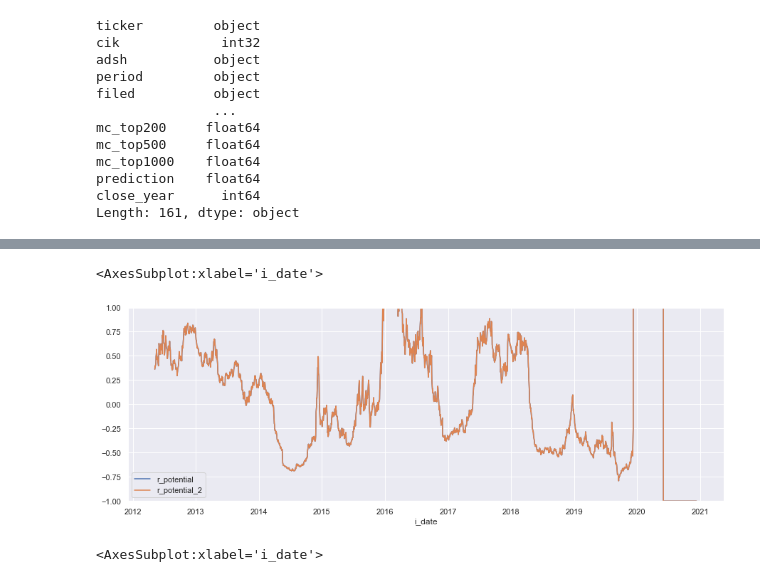
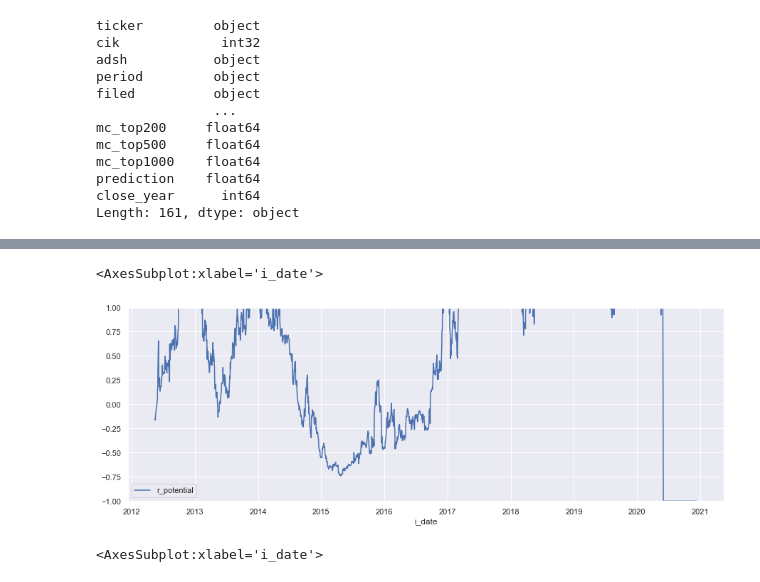
Before and after one commit to HansjoergW/bfh_mt_hs2020_robo_advisor, a Jupyter notebook: 04_train_with_more_companies.ipynb, the cells around one changed output, grey strips where cells are left out. Saved outputs shown, nothing was run; the diff lists cells and outputs as text; code cells hidden in the pictures.

```diff
--- a/04_train_with_more_companies.ipynb
+++ b/04_train_with_more_companies.ipynb
@@ -394,7 +444,7 @@ prediction    float64
 close_year      int64
 Length: 161, dtype: object
 # %%
-df_osa = df_all.where('ticker == "NVAX"').toPandas()
+df_osa = df_all.where('ticker == "ENPH"').toPandas()
 # %%
 df_osa['i_date'] = df_osa.Date
 df_osa.set_index('i_date', inplace = True)
@@ -406,8 +455,8 @@ df_osa.close_norm.plot(figsize=(15,5))
 # %%
-df_osa[['r_potential', 'r_potential_2']].plot(figsize=(15,5),ylim=(-1,1))
+df_osa[['r_potential']].plot(figsize=(15,5),ylim=(-1,1))
 # %% [output]
 <AxesSubplot:xlabel='i_date'>
-[figure, old version]
+[figure, new version]
 # %%
 df_osa.r_potential_2.plot(figsize=(15,5),ylim=(-1,1))
 # %% [output]
```
Also changed, not shown: parts of 29 cells of this notebook.
